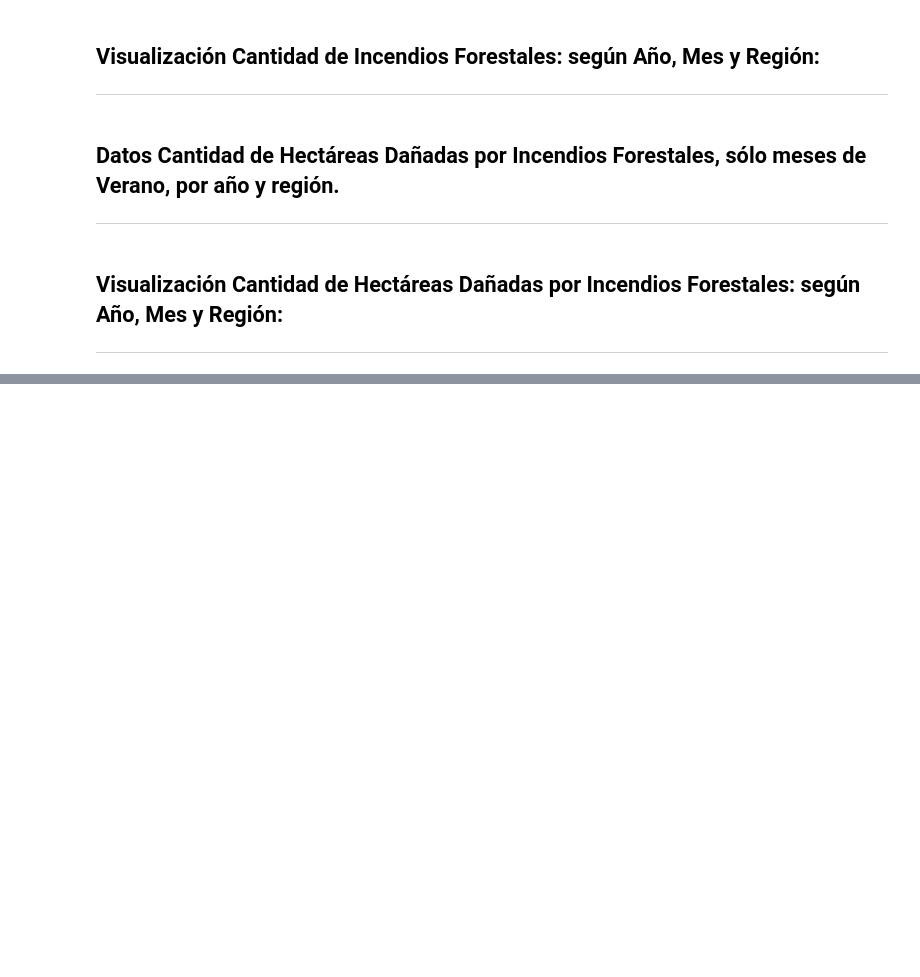
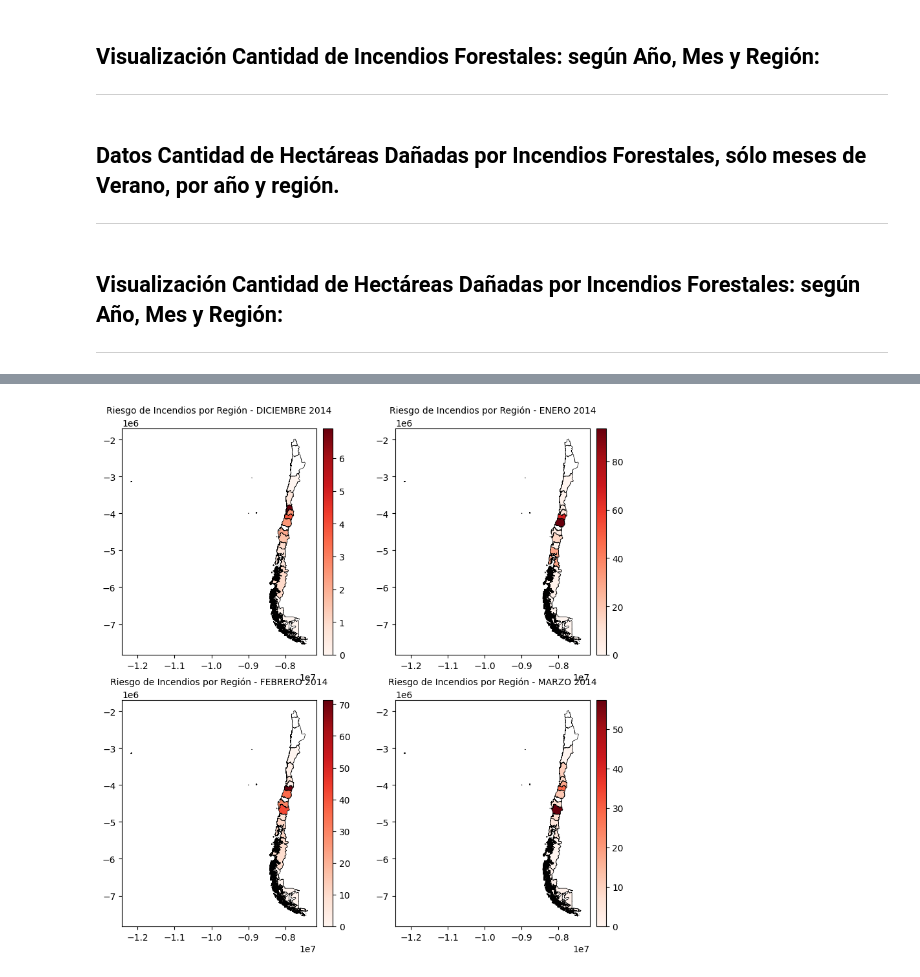
Before and after one commit to MatiasAPineda/Proyecto_Apicultura, a Jupyter notebook: proyecto.ipynb, the cells around one changed output, grey strips where cells are left out. Saved outputs shown, nothing was run; the diff lists cells and outputs as text; code cells hidden in the pictures; blank space fills up the shorter version.

Commit message:
Add: Data Regiones, Introduccion Final y Avance en Visualización de riesgo por region

```diff
--- a/proyecto.ipynb
+++ b/proyecto.ipynb
@@ -97,0 +112,59 @@ fig.show()
+# %%
+lista_peligro = {}
+for year in years:
+    peligro = lista_hectareas[year].copy()
+    for mes in peligro.columns:
+        peligro[mes] = peligro[mes].divide(other=lista_incendios[year][mes])
+        peligro[mes] = peligro[mes].fillna(0)
+    lista_peligro[year] = peligro
+# %%
+dict_regiones = {15: 'XV', 1: 'I', 2: 'II', 3: 'III', 4: 'IV', 5: 'V', 13: 'RM', 6: 'VI', 7: 'VII',
+                 16: 'XVI', 8: 'VIII', 9: 'IX', 14: 'XIV', 10: 'X', 11: 'XI', 12: 'XII'}
+# %%
+regiones = gpd.read_file('Data/Regiones/Regional.shp')
+regiones = regiones[['codregion', 'Region', 'geometry']].drop(16)
+# %%
+regiones_2014 = regiones.copy()
+regiones_2014['Riesgo DICIEMBRE'] = [lista_peligro[2014]['DICIEMBRE'][dict_regiones[region]] if dict_regiones[region] in lista_peligro[2014].index else np.nan for region in regiones_2014['codregion']]
+regiones_2014['Riesgo ENERO'] = [lista_peligro[2014]['ENERO'][dict_regiones[region]] if dict_regiones[region] in lista_peligro[2014].index else np.nan for region in regiones_2014['codregion']]
+regiones_2014['Riesgo FEBRERO'] = [lista_peligro[2014]['FEBRERO'][dict_regiones[region]] if dict_regiones[region] in lista_peligro[2014].index else np.nan for region in regiones_2014['codregion']]
+regiones_2014['Riesgo MARZO'] = [lista_peligro[2014]['MARZO'][dict_regiones[region]] if dict_regiones[region] in lista_peligro[2014].index else np.nan for region in regiones_2014['codregion']]
+# %%
+#Crear figura y ejes
+fig, ax = plt.subplots(2, 2, figsize=(10,10))
+
+divider = make_axes_locatable(ax[0][0])
+cax = divider.append_axes("right", size="5%", pad=0.1)
+
+vmax=lista_peligro[2014]['DICIEMBRE'].max()
+regiones_2014.plot(ax=ax[0][0], column='Riesgo DICIEMBRE', cmap='Reds',legend=True, vmin=0, vmax=vmax, cax=cax)
+ax[0][0].set_title('Riesgo de Incendios por Región - DICIEMBRE 2014',fontsize=10)
+
+divider = make_axes_locatable(ax[0][1])
+cax = divider.append_axes("right", size="5%", pad=0.1)
+
+vmax=lista_peligro[2014]['ENERO'].max()
+regiones_2014.plot(ax=ax[0][1], column='Riesgo ENERO', cmap='Reds',legend=True, vmin=0, vmax=vmax, cax=cax)
+ax[0][1].set_title('Riesgo de Incendios por Región - ENERO 2014',fontsize=10)
+
+divider = make_axes_locatable(ax[1][0])
+cax = divider.append_axes("right", size="5%", pad=0.1)
+
+vmax=lista_peligro[2014]['FEBRERO'].max()
+regiones_2014.plot(ax=ax[1][0], column='Riesgo FEBRERO', cmap='Reds',legend=True, vmin=0, vmax=vmax, cax=cax)
+ax[1][0].set_title('Riesgo de Incendios por Región - FEBRERO 2014',fontsize=10)
+
+divider = make_axes_locatable(ax[1][1])
+cax = divider.append_axes("right", size="5%", pad=0.1)
+
+vmax=lista_peligro[2014]['MARZO'].max()
+regiones_2014.plot(ax=ax[1][1], column='Riesgo MARZO', cmap='Reds',legend=True, vmin=0, vmax=vmax, cax=cax)
+ax[1][1].set_title('Riesgo de Incendios por Región - MARZO 2014',fontsize=10)
+
+limites = regiones.boundary
+limites.plot(ax=ax[0][0],lw=0.5,color='k');
+limites.plot(ax=ax[1][0],lw=0.5,color='k');
+limites.plot(ax=ax[0][1],lw=0.5,color='k');
+limites.plot(ax=ax[1][1],lw=0.5,color='k');
+# %% [output]
+[figure, added]
```
Also changed, not shown: parts of 5 cells of this notebook, 8 other files.
